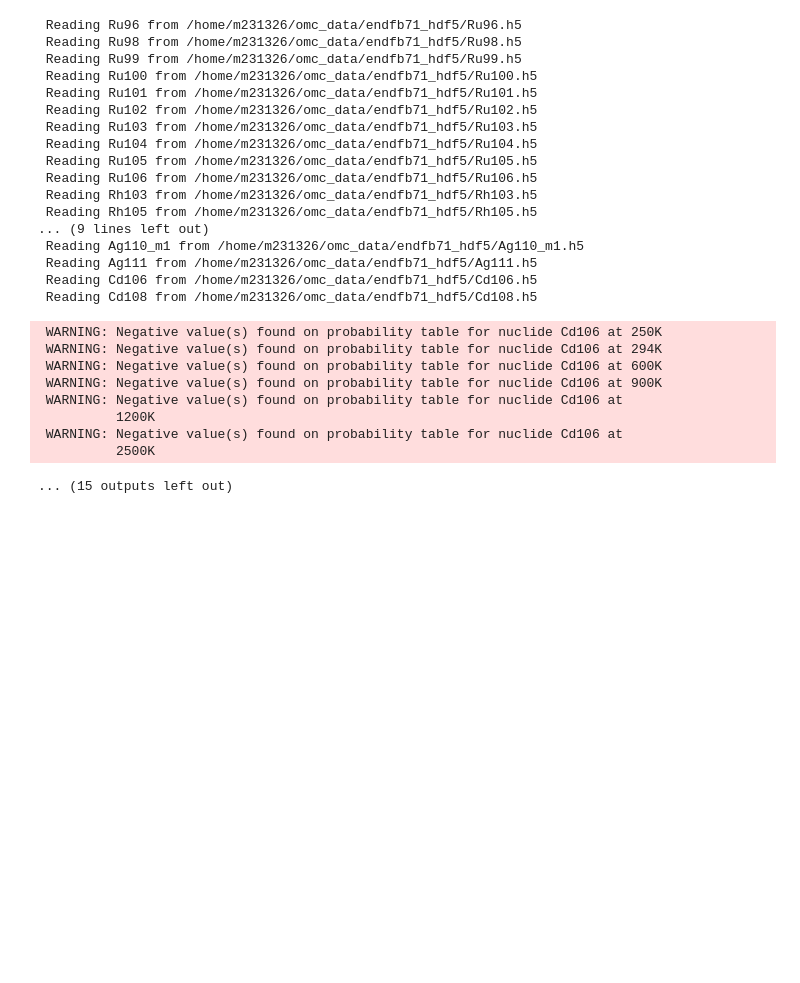
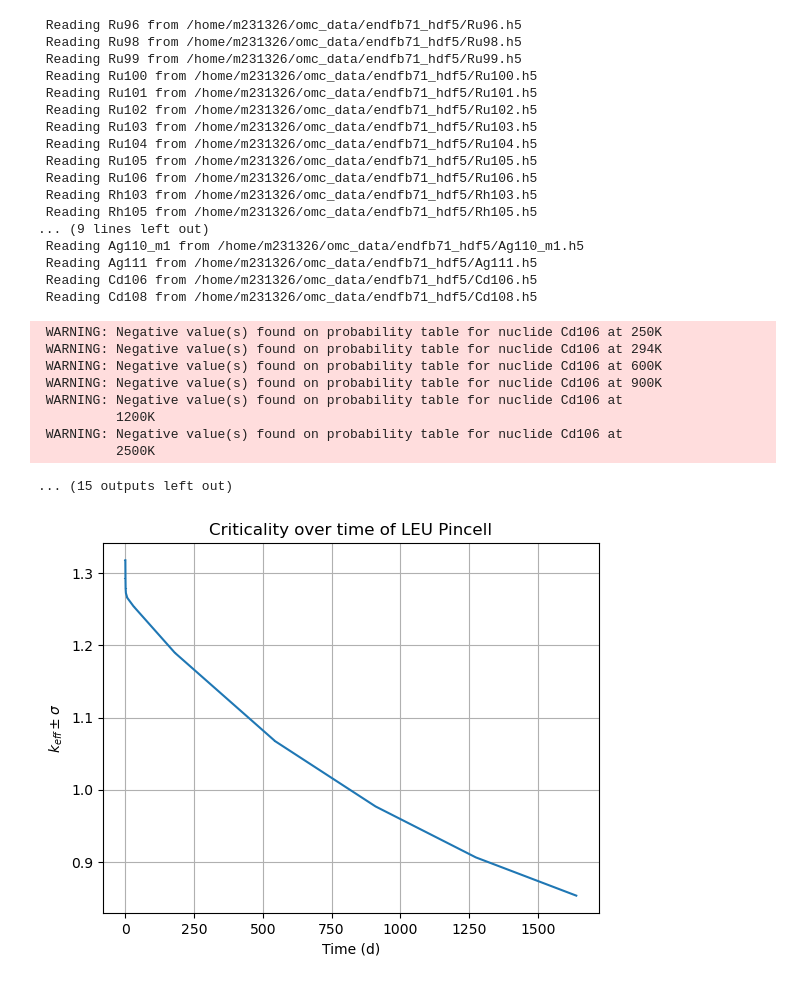
Before and after one commit to Toshi-23/Proliferation_Research, a Jupyter notebook: Practice Sandbox/Practice_burnup/practice_burnup_pincell.ipynb, the cells around one changed output. Saved outputs shown, nothing was run; the diff lists cells and outputs as text; code cells hidden in the pictures; blank space fills up the shorter version.

Commit message:
updated burnup practice with results

```diff
--- a/Practice Sandbox/Practice_burnup/practice_burnup_pincell.ipynb
+++ b/Practice Sandbox/Practice_burnup/practice_burnup_pincell.ipynb
@@ -268,5 +268,13 @@ cecm.integrate()
 # %%
 results = openmc.deplete.Results("./depletion_results.h5")
 # %%
-time,k = results.get_eigenvalue()
+time,k = results.get_keff()
 time /= (24*3600)
+
+plt.errorbar(time,k[:,0],yerr=k[:,1])
+plt.title('Criticality over time of LEU Pincell')
+plt.xlabel("Time (d)")
+plt.ylabel("$k_{eff} \pm \sigma$")
+plt.grid()
+# %% [output]
+[figure, added]
```
Also changed, not shown: parts of 3 cells of this notebook, 14 other files.
